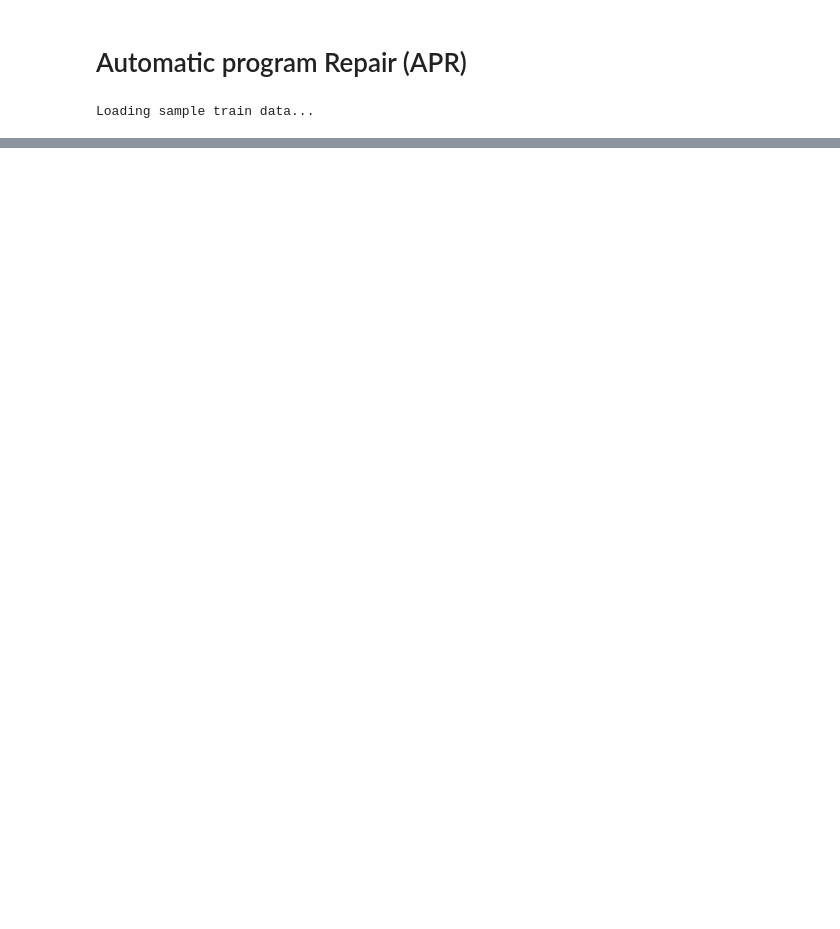
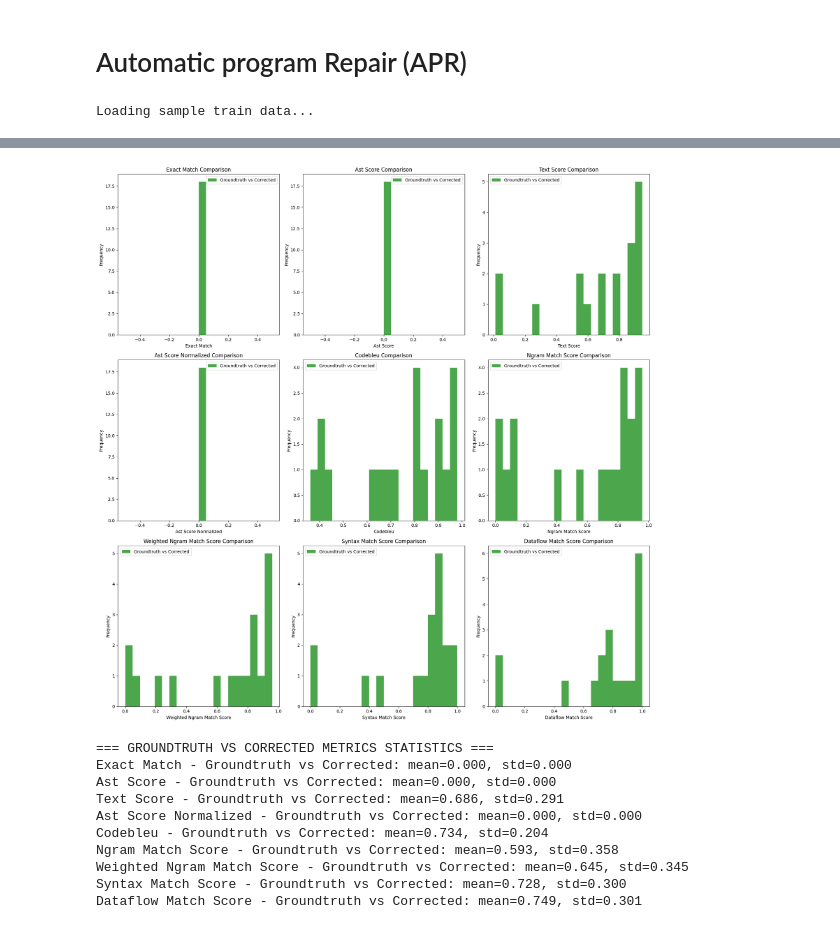
Before and after one commit to FernandoZanchitta/BugDetectiveAI, a Jupyter notebook: Bugdetectiveai/scr/notebooks/chat.ipynb, the cells around one changed output, grey strips where cells are left out. Drawn from its saved outputs; the diff is of its cells as text; code cells hidden in the pictures; blank space fills up the shorter version.

Commit message:
add exact metric scores

```diff
--- a/Bugdetectiveai/scr/notebooks/chat.ipynb
+++ b/Bugdetectiveai/scr/notebooks/chat.ipynb
@@ -304,0 +104,14 @@ def compare_groundtruth_vs_corrected_histograms(groundtruth_codes, corrected_cod
+# %%
+compare_groundtruth_vs_corrected_histograms(sample_data[sample_data['traceback_type'] == 'AttributeError']['after_merge'],sample_data[sample_data['traceback_type'] == 'AttributeError']['response_gpt-4o-mini'])
+# %% [output]
+[figure, added]
+=== GROUNDTRUTH VS CORRECTED METRICS STATISTICS ===
+Exact Match - Groundtruth vs Corrected: mean=0.000, std=0.000
+Ast Score - Groundtruth vs Corrected: mean=0.000, std=0.000
+Text Score - Groundtruth vs Corrected: mean=0.686, std=0.291
+Ast Score Normalized - Groundtruth vs Corrected: mean=0.000, std=0.000
+Codebleu - Groundtruth vs Corrected: mean=0.734, std=0.204
+Ngram Match Score - Groundtruth vs Corrected: mean=0.593, std=0.358
+Weighted Ngram Match Score - Groundtruth vs Corrected: mean=0.645, std=0.345
+Syntax Match Score - Groundtruth vs Corrected: mean=0.728, std=0.300
+Dataflow Match Score - Groundtruth vs Corrected: mean=0.749, std=0.301
```
Also changed, not shown: parts of 29 cells of this notebook, 3 other files.
